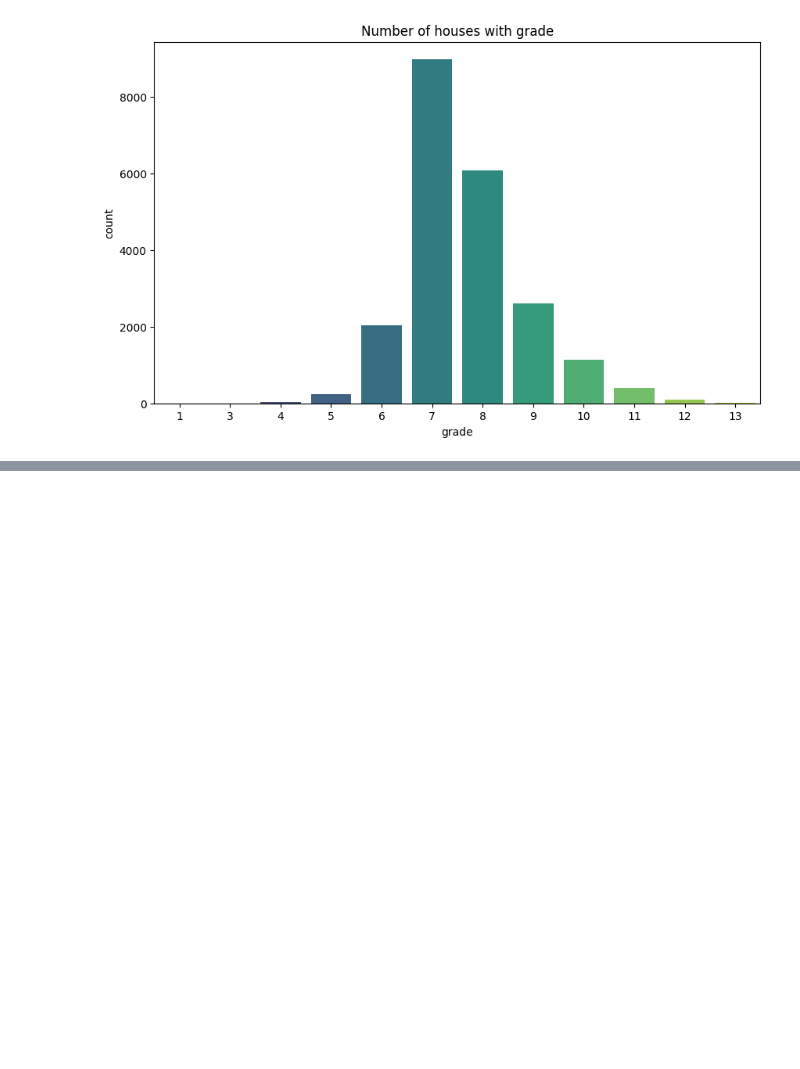
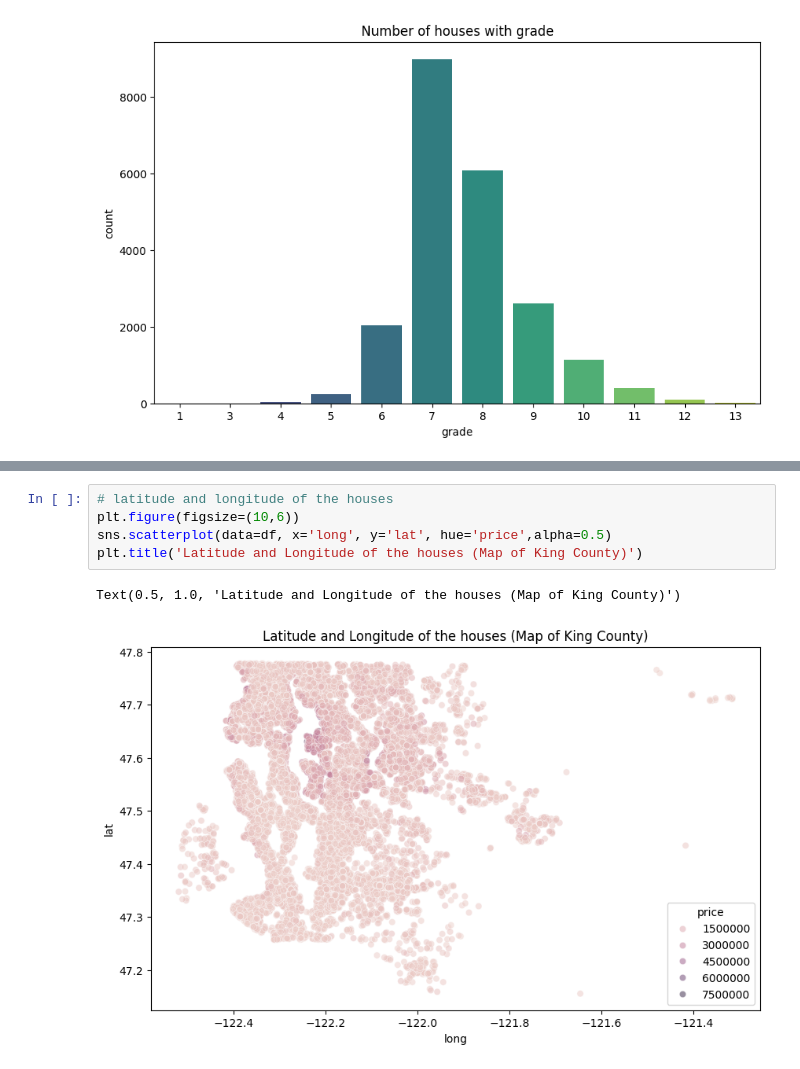
Before and after one commit to AnubhavYadavBCA25/House-Price-Prediction, a Jupyter notebook: notebooks/practice.ipynb, the cells around one changed output, grey strips where cells are left out. Cells and saved outputs as stored; diff of their text form; blank space fills up the shorter version.

```diff
--- a/notebooks/practice.ipynb
+++ b/notebooks/practice.ipynb
@@ -177,0 +193,8 @@ Text(0.5, 1.0, 'Price of houses over the years houses were renovated')
+# %%
+# latitude and longitude of the houses
+plt.figure(figsize=(10,6))
+sns.scatterplot(data=df, x='long', y='lat', hue='price',alpha=0.5)
+plt.title('Latitude and Longitude of the houses (Map of King County)')
+# %% [output]
+Text(0.5, 1.0, 'Latitude and Longitude of the houses (Map of King County)')
+[figure, added]
```
Also changed, not shown: parts of 7 cells of this notebook, 1 other file.
